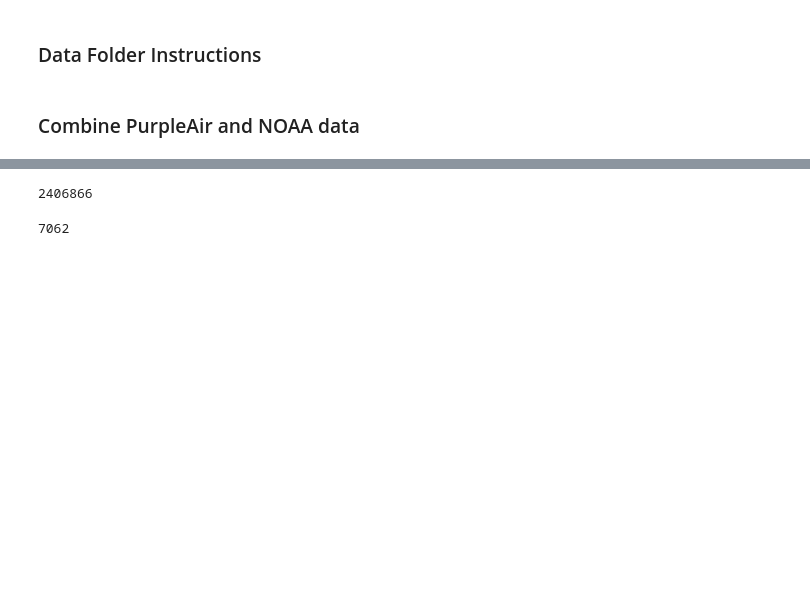
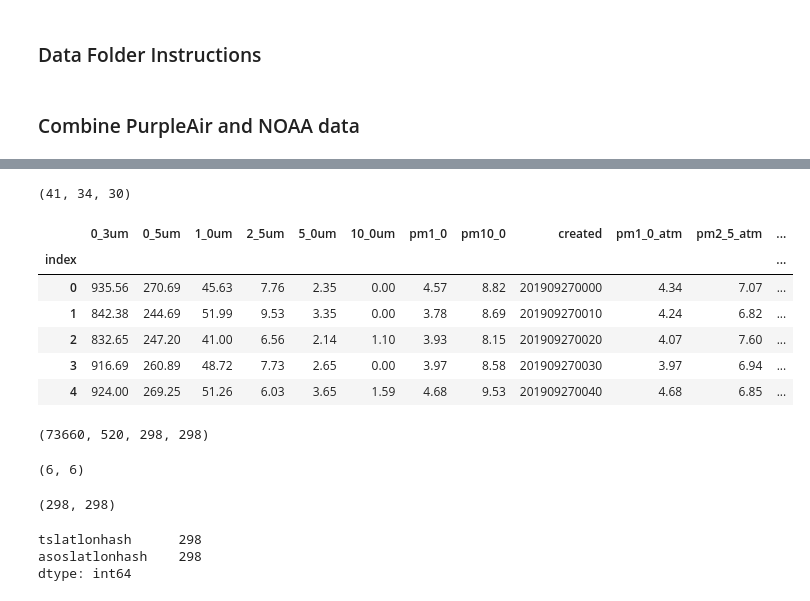
Before and after one commit to arnoldyb/air_pollution, a Jupyter notebook: SingleDayAnalysis/Combined_EDA.ipynb, the cells around one changed output, grey strips where cells are left out. Drawn from its saved outputs; the diff is of its cells as text; code cells hidden in the pictures; blank space fills up the shorter version.

Commit message:
Combine NOAA, Thingspeak and Purple Air data and Add python code for getting data

```diff
--- a/SingleDayAnalysis/Combined_EDA.ipynb
+++ b/SingleDayAnalysis/Combined_EDA.ipynb
@@ -63 +82,5 @@ dtype: int64
+# %%
+len(bay_stations_df), bay_stations_df.lat.nunique(), bay_stations_df.lon.nunique()
+# %% [output]
+(41, 34, 30)
 # %%
@@ -65,8 +88,17 @@ unique_station_df[['lat','lon']] = unique_station_df[['lat','lon']].apply(pd.to_
 # %%
-usa_purple_df = pd.read_parquet("{}/purpleair/0927Full_withaddress_usa.parquet".format(datafolder))
+bay_ts_df = pd.read_parquet("{}/purpleair/ts_0927_withaddress_final.parquet".format(datafolder))
+bay_ts_df.head()
+# %% [output]
+|  | 0_3um | 0_5um | 1_0um | 2_5um | 5_0um | 10_0um | pm1_0 | pm10_0 | created | pm1_0_atm | pm2_5_atm | ... |
+| index |  |  |  |  |  |  |  |  |  |  |  | ... |
+| 0 | 935.56 | 270.69 | 45.63 | 7.76 | 2.35 | 0.00 | 4.57 | 8.82 | 201909270000 | 4.34 | 7.07 | ... |
+| 1 | 842.38 | 244.69 | 51.99 | 9.53 | 3.35 | 0.00 | 3.78 | 8.69 | 201909270010 | 4.24 | 6.82 | ... |
+| 2 | 832.65 | 247.20 | 41.00 | 6.56 | 2.14 | 1.10 | 3.93 | 8.15 | 201909270020 | 4.07 | 7.60 | ... |
+| 3 | 916.69 | 260.89 | 48.72 | 7.73 | 2.65 | 0.00 | 3.97 | 8.58 | 201909270030 | 3.97 | 6.94 | ... |
+| 4 | 924.00 | 269.25 | 51.26 | 6.03 | 3.65 | 1.59 | 4.68 | 9.53 | 201909270040 | 4.68 | 6.85 | ... |
-# %%
-usa_purple_df.sensor_id.count()
-# %% [output]
-2406866
+# %%
+bay_ts_df.sensor_id.count(), bay_ts_df.sensor_id.nunique(), bay_ts_df.lat.nunique(), bay_ts_df.lon.nunique()
+# %% [output]
+(73660, 520, 298, 298)
 # %%
 # Add lat-lon based hashes to noaa and purple air dataframes
@@ -76,8 +108,15 @@ Sep27_df['asoslatlonhash'] = Sep27_df.apply (lambda row: createHashKey(row), axi
+# %%
+# Keep only the asos columns needed to determine the lat-lon mapping
+Sep27_noaa_latlon_df = Sep27_noaa_df[['asoslatlonhash','lat','lon']]
+Sep27_noaa_latlon_df.drop_duplicates(inplace=True)
+Sep27_noaa_latlon_df.asoslatlonhash.count(), Sep27_noaa_latlon_df.asoslatlonhash.nunique()
+# %% [output]
+(6, 6)
 # %%
 # Keep only the purple air columns needed to determine the lat-lon mapping
-usa_purple_latlon_df = usa_purple_df[['palatlonhash','lat','lon']]
+usa_purple_latlon_df = bay_ts_df[['tslatlonhash','lat','lon']]
 usa_purple_latlon_df.drop_duplicates(inplace=True)
-usa_purple_latlon_df.palatlonhash.count()
+usa_purple_latlon_df.tslatlonhash.count(), usa_purple_latlon_df.tslatlonhash.nunique()
 # %% [output]
-7062
+(298, 298)
 # %%
@@ -93,7 +132,12 @@ for name, point in usa_purple_latlon_df.iterrows():
     closest_points[name] = distances.sort_values().index[0]
 # %%
 # Create dataframe from lat-lon mapping
-latlonmap_df = pd.DataFrame(list(closest_points.items()), columns=['palatlonhash','asoslatlonhash'])
+latlonmap_df = pd.DataFrame(list(closest_points.items()), columns=['tslatlonhash','asoslatlonhash'])
+latlonmap_df.count()
+# %% [output]
+tslatlonhash      298
+asoslatlonhash    298
+dtype: int64
 # %%
 # Merge purple air data to lat-lon mapping first and then
 # merge the resulting dataframe to asos dataframe
```
Also changed, not shown: parts of 22 cells of this notebook, 4 other files.
